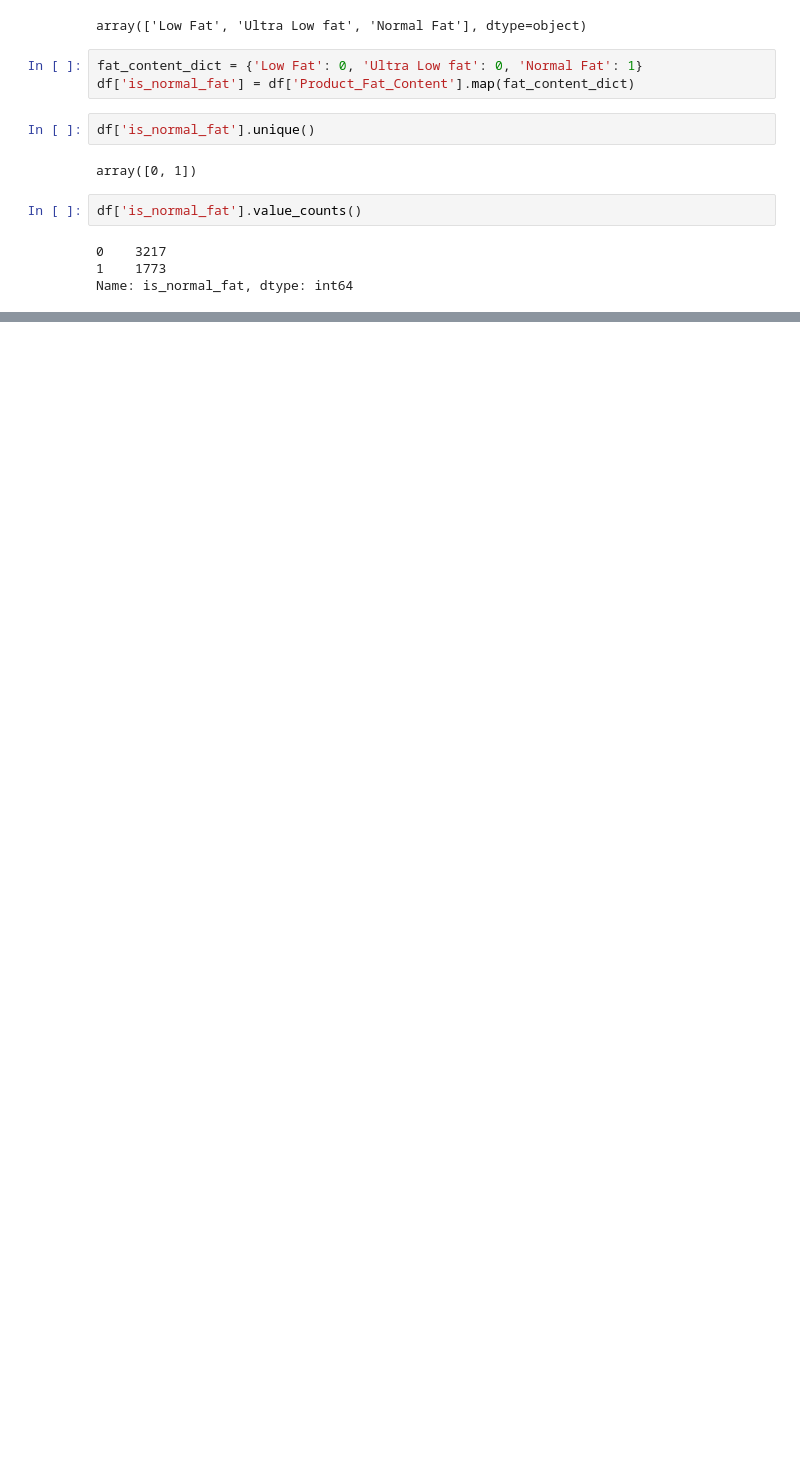
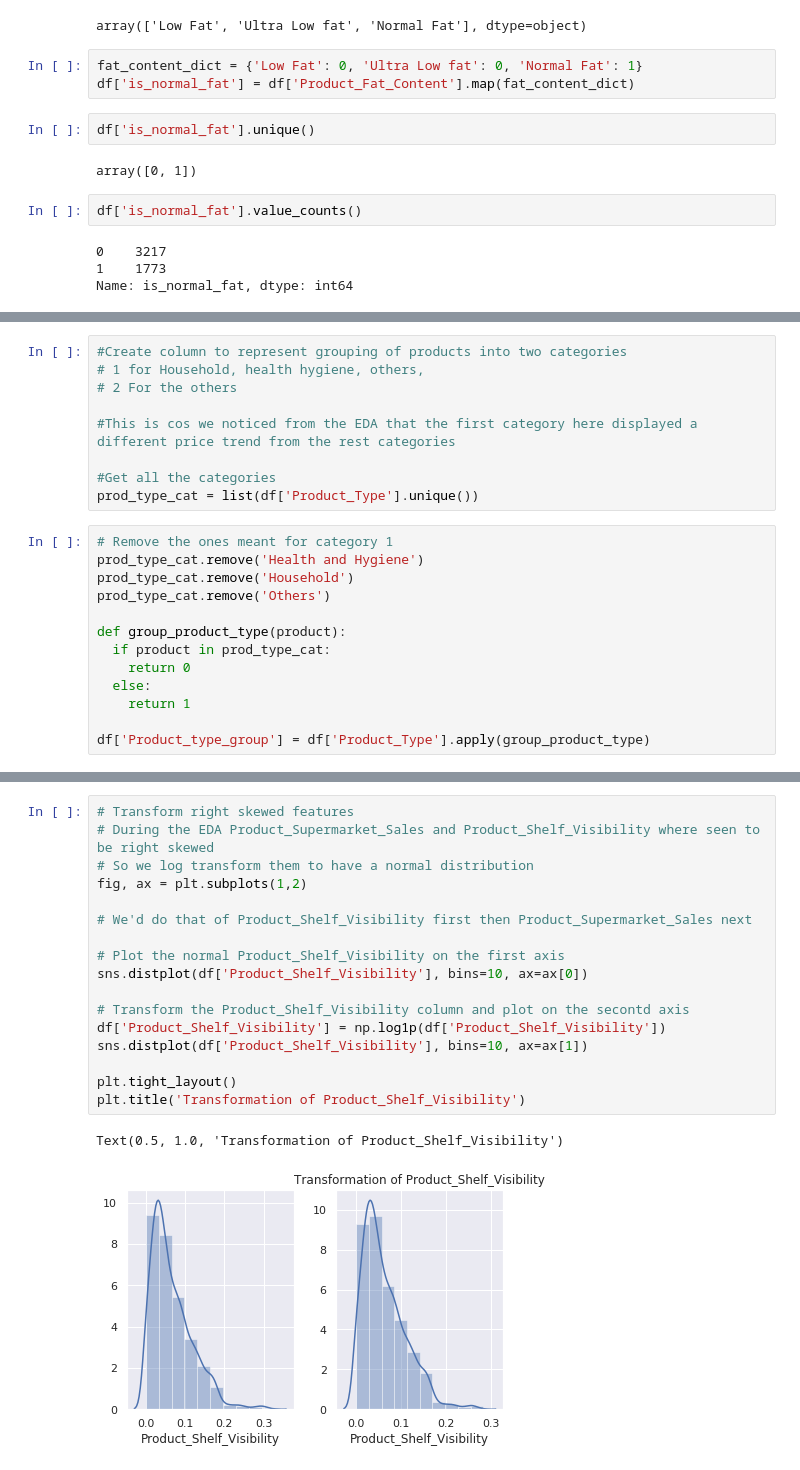
Before and after one commit to wilpat/Supermarket-EDA, a Jupyter notebook: EDA.ipynb, the cells around one changed output, grey strips where cells are left out. Drawn from its saved outputs; the diff is of its cells as text; blank space fills up the shorter version.

```diff
--- a/EDA.ipynb
+++ b/EDA.ipynb
@@ -123,0 +141,22 @@ Name: is_normal_fat, dtype: int64
+# %%
+#Create column to represent grouping of products into two categories
+# 1 for Household, health hygiene, others,
+# 2 For the others
+
+#This is cos we noticed from the EDA that the first category here displayed a different price trend from the rest categories
+
+#Get all the categories
+prod_type_cat = list(df['Product_Type'].unique())
+# %%
+# Remove the ones meant for category 1
+prod_type_cat.remove('Health and Hygiene')
+prod_type_cat.remove('Household')
+prod_type_cat.remove('Others')
+
+def group_product_type(product):
+  if product in prod_type_cat:
+    return 0
+  else:
+    return 1
+
+df['Product_type_group'] = df['Product_Type'].apply(group_product_type)
@@ -123,0 +172,20 @@ Name: is_normal_fat, dtype: int64
+# %%
+# Transform right skewed features
+# During the EDA Product_Supermarket_Sales and Product_Shelf_Visibility where seen to be right skewed
+# So we log transform them to have a normal distribution
+fig, ax = plt.subplots(1,2)
+
+# We'd do that of Product_Shelf_Visibility first then Product_Supermarket_Sales next
+
+# Plot the normal Product_Shelf_Visibility on the first axis
+sns.distplot(df['Product_Shelf_Visibility'], bins=10, ax=ax[0])
+
+# Transform the Product_Shelf_Visibility column and plot on the secontd axis
+df['Product_Shelf_Visibility'] = np.log1p(df['Product_Shelf_Visibility'])
+sns.distplot(df['Product_Shelf_Visibility'], bins=10, ax=ax[1])
+
+plt.tight_layout()
+plt.title('Transformation of Product_Shelf_Visibility')
+# %% [output]
+Text(0.5, 1.0, 'Transformation of Product_Shelf_Visibility')
+[figure, added]
```
Also changed, not shown: parts of 19 cells of this notebook.
